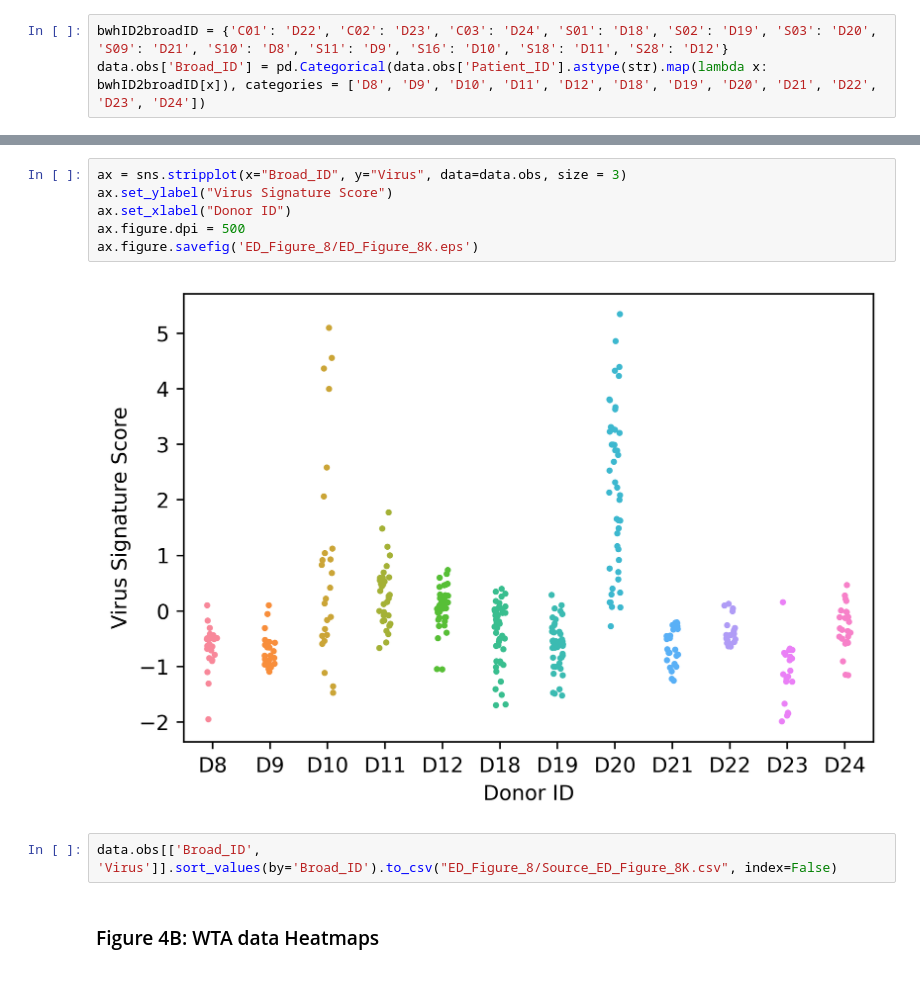
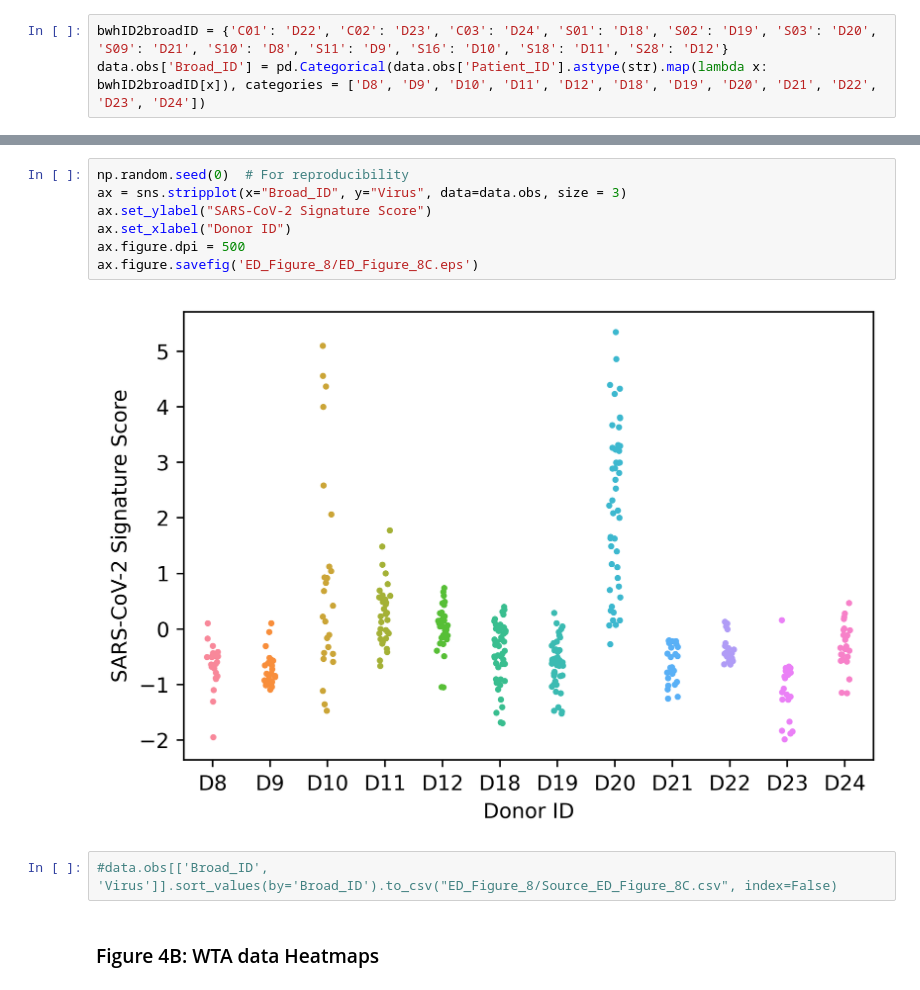
Before and after one commit to klarman-cell-observatory/covid19-autopsy, a Jupyter notebook: SpatialAnalysis/heatmap.ipynb, the cells around one changed output, grey strips where cells are left out. Cells and saved outputs as stored; diff of their text form.

Commit message:
Update figure numbers

```diff
--- a/SpatialAnalysis/heatmap.ipynb
+++ b/SpatialAnalysis/heatmap.ipynb
@@ -52,13 +54,14 @@ data.obs['Broad_ID'] = pd.Categorical(data.obs['Patient_ID'].astype(str).map(lam
 # %%
+np.random.seed(0)  # For reproducibility
 ax = sns.stripplot(x="Broad_ID", y="Virus", data=data.obs, size = 3)
-ax.set_ylabel("Virus Signature Score")
+ax.set_ylabel("SARS-CoV-2 Signature Score")
 ax.set_xlabel("Donor ID")
 ax.figure.dpi = 500
-ax.figure.savefig('ED_Figure_8/ED_Figure_8K.eps')
+ax.figure.savefig('ED_Figure_8/ED_Figure_8C.eps')
 # %% [output]
-[figure, old version]
+[figure, new version]
 # %%
-data.obs[['Broad_ID', 'Virus']].sort_values(by='Broad_ID').to_csv("ED_Figure_8/Source_ED_Figure_8K.csv", index=False)
+#data.obs[['Broad_ID', 'Virus']].sort_values(by='Broad_ID').to_csv("ED_Figure_8/Source_ED_Figure_8C.csv", index=False)
 # %% [markdown]
 ### Figure 4B: WTA data Heatmaps
 # %%
```
Also changed, not shown: parts of 16 cells of this notebook, 6 other files.
